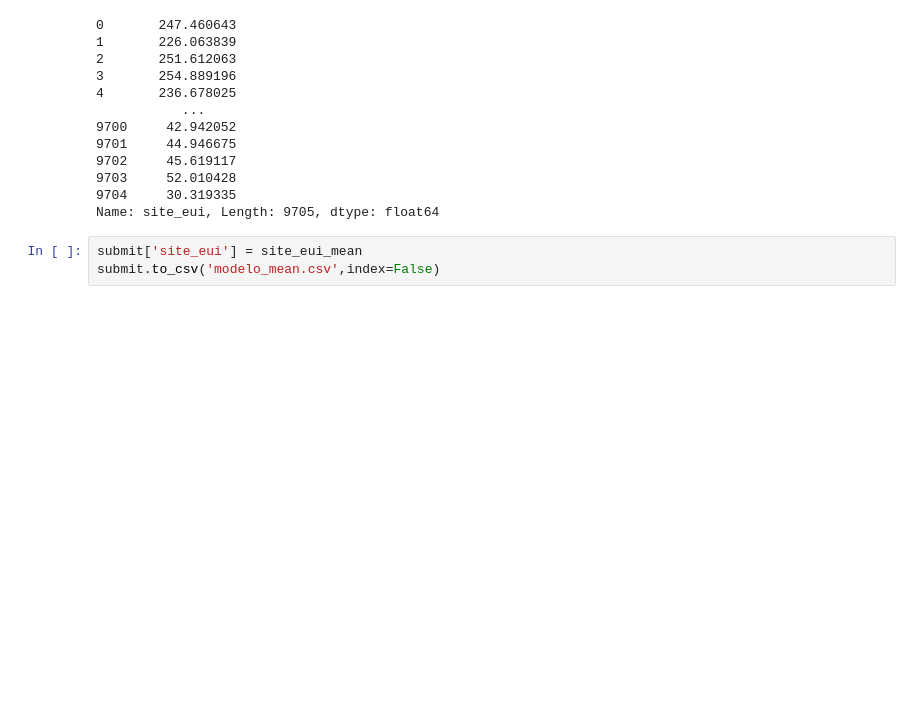
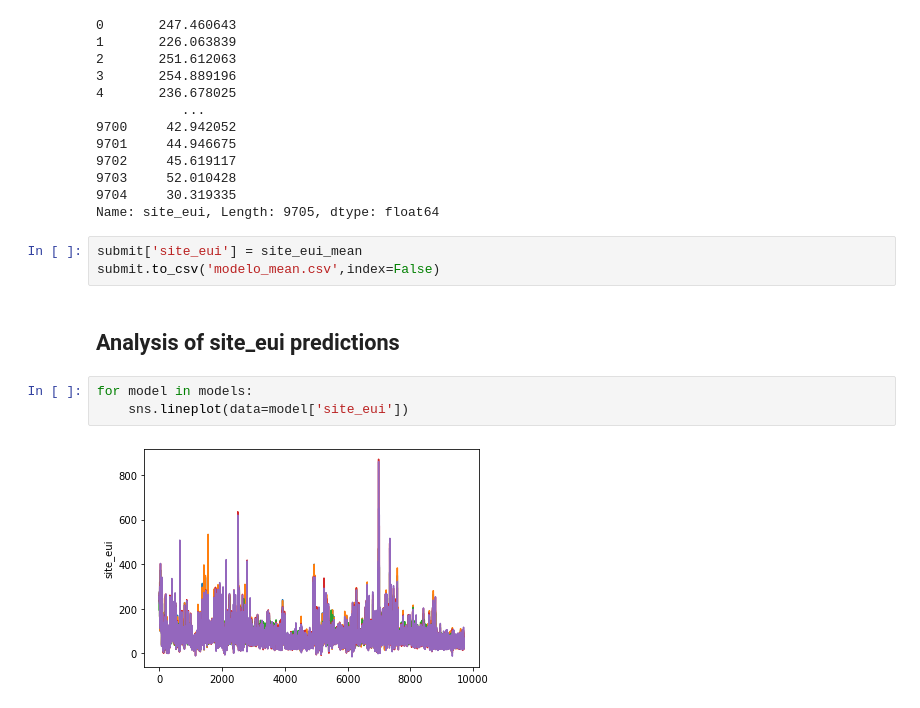
Before and after one commit to ccollado7/wds-datathon-2022, a Jupyter notebook: notebooks/modelos/mode_mean/modelo_mean.ipynb, the cells around one changed output. Cells and saved outputs as stored; diff of their text form; blank space fills up the shorter version.

```diff
--- a/notebooks/modelos/mode_mean/modelo_mean.ipynb
+++ b/notebooks/modelos/mode_mean/modelo_mean.ipynb
@@ -86,3 +74,10 @@ Name: site_eui, Length: 9705, dtype: float64
 # %%
 submit['site_eui'] = site_eui_mean
 submit.to_csv('modelo_mean.csv',index=False)
+# %% [markdown]
+## Analysis of site_eui predictions
+# %%
+for model in models:
+    sns.lineplot(data=model['site_eui'])
+# %% [output]
+[figure, added]
```
Also changed, not shown: parts of 16 cells of this notebook, 25 other files.
